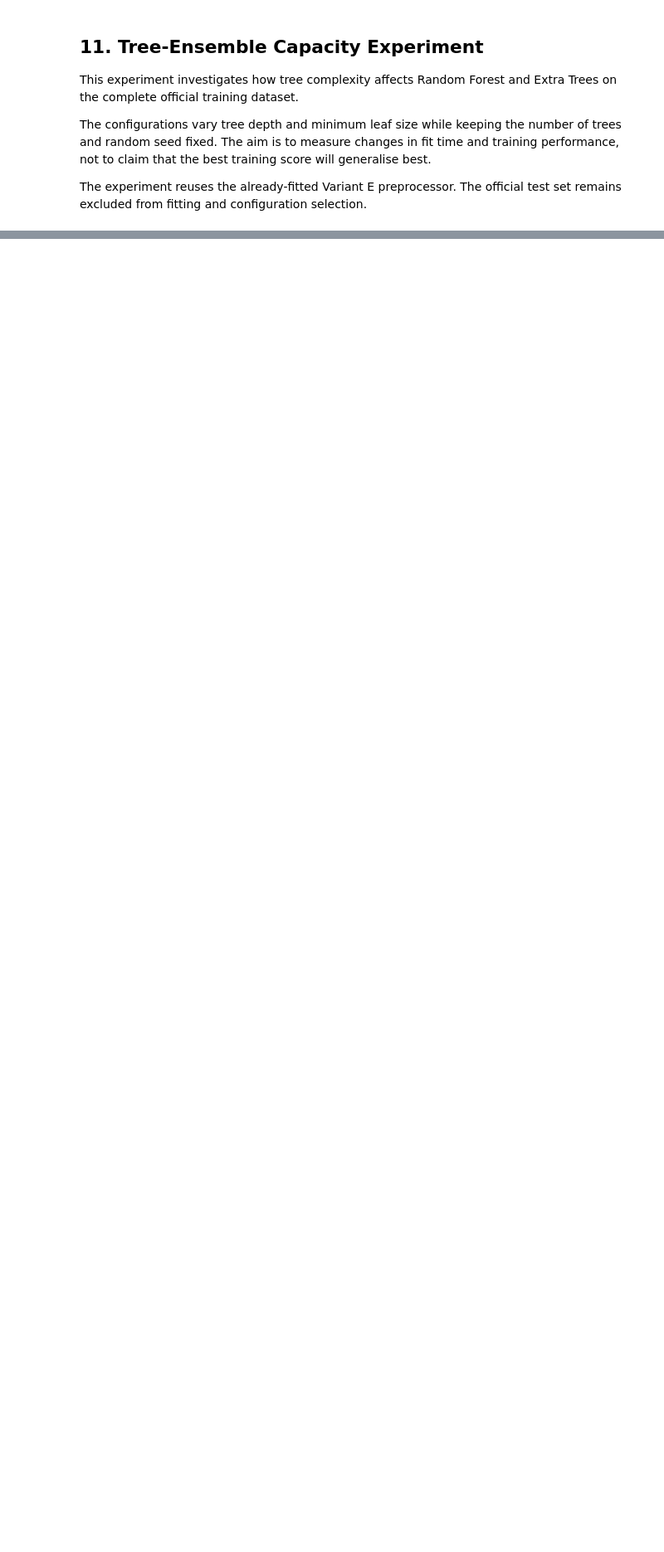
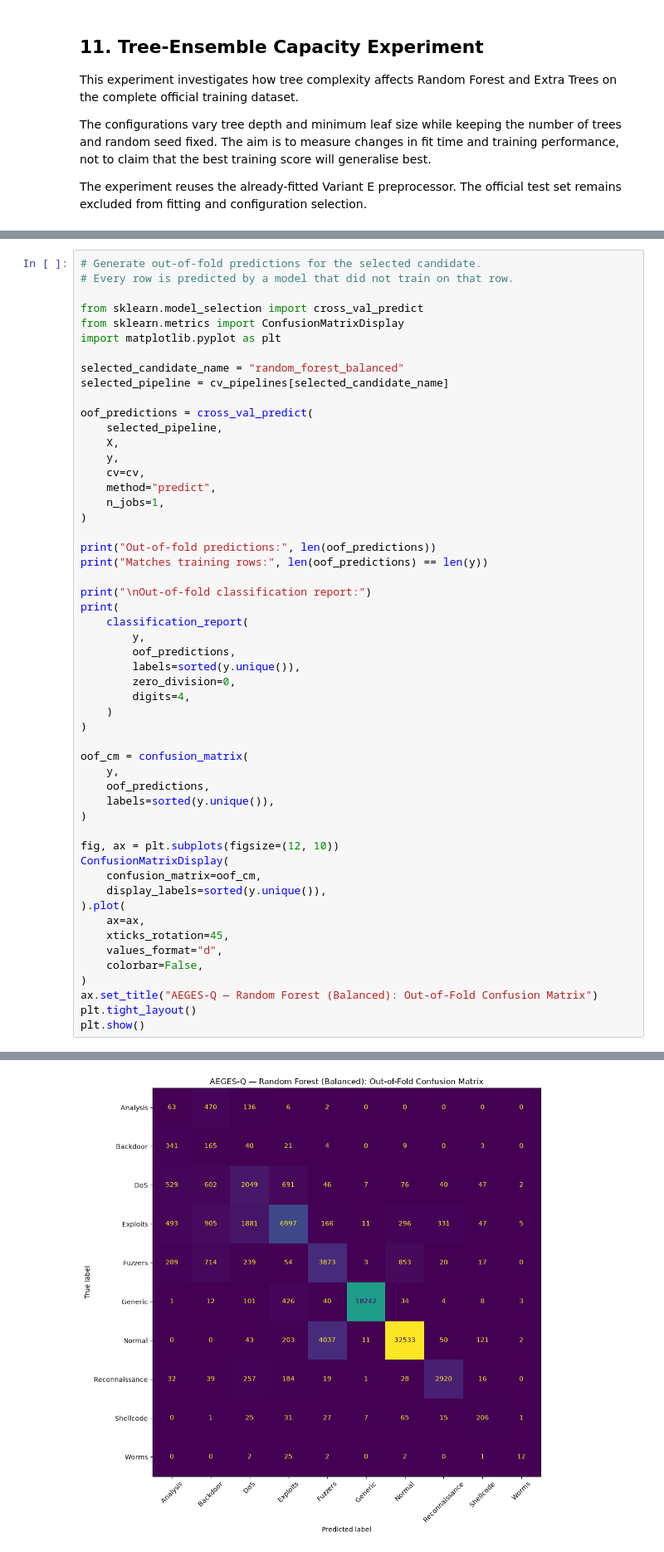
Before and after one commit to AskariAbidi18/Aeges-Q, a Jupyter notebook: notebooks/08_multiclass_ids/multiclass_model_selection.ipynb, the cells around one changed output, grey strips where cells are left out. Shown at 83% size. Cells and saved outputs as stored; diff of their text form; blank space fills up the shorter version.

```diff
--- a/notebooks/08_multiclass_ids/multiclass_model_selection.ipynb
+++ b/notebooks/08_multiclass_ids/multiclass_model_selection.ipynb
@@ -831,0 +1067,54 @@ Fit: 53.1s | Macro-F1: 0.4077 | Accuracy: 0.8255
+# %%
+# Generate out-of-fold predictions for the selected candidate.
+# Every row is predicted by a model that did not train on that row.
+
+from sklearn.model_selection import cross_val_predict
+from sklearn.metrics import ConfusionMatrixDisplay
+import matplotlib.pyplot as plt
+
+selected_candidate_name = "random_forest_balanced"
+selected_pipeline = cv_pipelines[selected_candidate_name]
+
+oof_predictions = cross_val_predict(
+    selected_pipeline,
+    X,
+    y,
+    cv=cv,
+    method="predict",
+    n_jobs=1,
+)
+
+print("Out-of-fold predictions:", len(oof_predictions))
+print("Matches training rows:", len(oof_predictions) == len(y))
+
+print("\nOut-of-fold classification report:")
+print(
+    classification_report(
+        y,
+        oof_predictions,
+        labels=sorted(y.unique()),
+        zero_division=0,
+        digits=4,
+    )
+)
+
+oof_cm = confusion_matrix(
+    y,
+    oof_predictions,
+    labels=sorted(y.unique()),
+)
+
+fig, ax = plt.subplots(figsize=(12, 10))
+ConfusionMatrixDisplay(
+    confusion_matrix=oof_cm,
+    display_labels=sorted(y.unique()),
+).plot(
+    ax=ax,
+    xticks_rotation=45,
+    values_format="d",
+    colorbar=False,
+)
+ax.set_title("AEGES-Q — Random Forest (Balanced): Out-of-Fold Confusion Matrix")
+plt.tight_layout()
+plt.show()
+# %% [output]
@@ -831,0 +1141 @@ Fit: 53.1s | Macro-F1: 0.4077 | Accuracy: 0.8255
+[figure, added]
```
Also changed, not shown: parts of 14 cells of this notebook.
